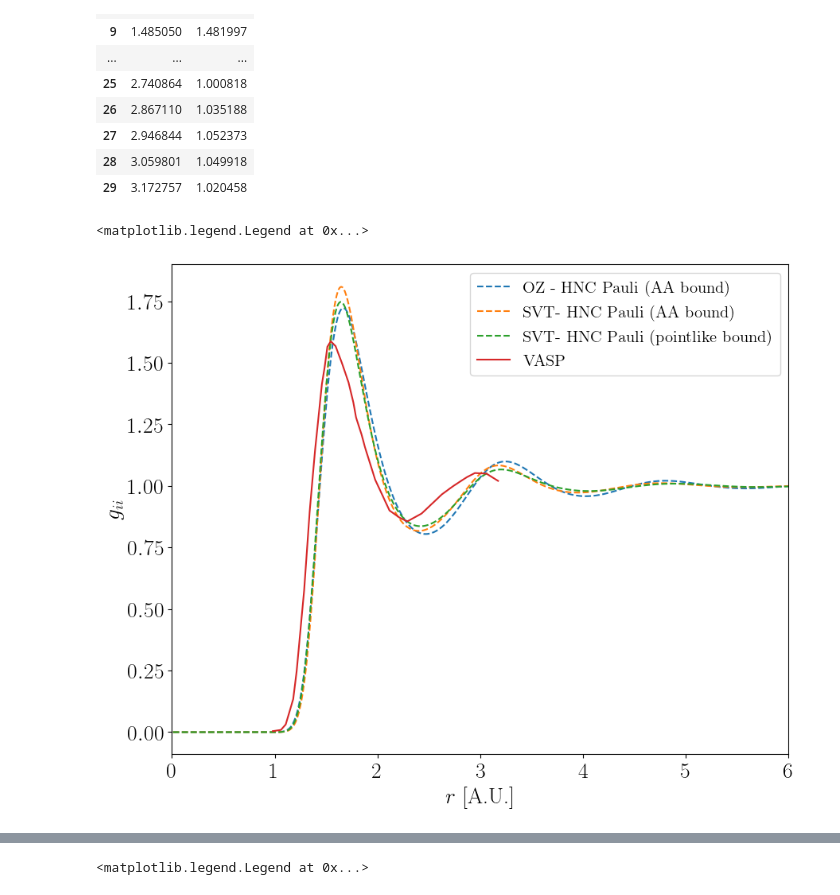
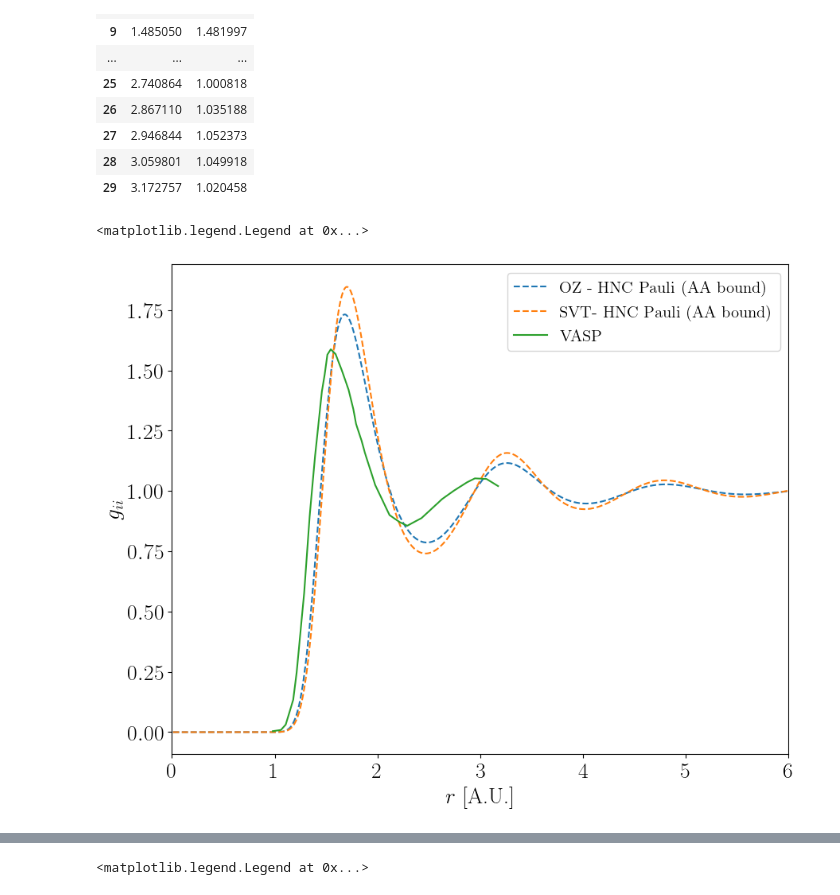
Before and after one commit to ZachAJohnson/hnc, a Jupyter notebook: TCCW/atoms/PLASMA_atoMEC_Al.ipynb, the cells around one changed output, grey strips where cells are left out. Cells and saved outputs as stored; diff of their text form; code cells hidden in the pictures.

```diff
--- a/TCCW/atoms/PLASMA_atoMEC_Al.ipynb
+++ b/TCCW/atoms/PLASMA_atoMEC_Al.ipynb
@@ -255,17 +257,17 @@ def best_shift(plasma, guess_c_s_k, ftol=1e-8, set=True):
     print(sol)
     return sol
 # %%
-# atom1 =  PLASMA(Z, A, ni_cc, Ti_eV, Te_eV, Zbar=Zbar, find_βuee=True,
-#                  βu_options = {'add_bridge':False,'bridge':'yukawa', 'pseudopotential':False},
-#                  hnc_options={'kappa_multiscale':10, 'R_max':10,'N_bins':1000,'oz_method':'standard'},
-#                  hnc_solve_options={'num_iterations':10000,'alpha_Picard':0.01, 'verbose':False},
-#                  root_options={'options':{'maxfev':100,'xtol':1e-14}})
+atom1 =  PLASMA(Z, A, ni_cc, Ti_eV, Te_eV, Zbar=Zbar, find_βuee=True,
+                 βu_options = {'add_bridge':False,'bridge':'yukawa', 'pseudopotential':False},
+                 hnc_options={'kappa_multiscale':10, 'R_max':10,'N_bins':1000,'oz_method':'standard'},
+                 hnc_solve_options={'num_iterations':10000,'alpha_Picard':0.1, 'verbose':False,'iters_to_wait':500},
+                 root_options={'options':{'maxfev':100,'xtol':1e-14}})
 
-# atom2 =  PLASMA(Z, A, ni_cc, Ti_eV, Te_eV, Zbar=Zbar, find_βuee=True,
-#                  βu_options = {'add_bridge':False,'bridge':'yukawa', 'pseudopotential':False},
-#                  hnc_options={'kappa_multiscale':10, 'R_max':10,'N_bins':1000},
-#                  hnc_solve_options={'num_iterations':10000,'alpha_Picard':0.01, 'verbose':False},
-#                  root_options={'options':{'maxfev':100,'xtol':1e-14}})
+atom2 =  PLASMA(Z, A, ni_cc, Ti_eV, Te_eV, Zbar=Zbar, find_βuee=True,
+                 βu_options = {'add_bridge':False,'bridge':'yukawa', 'pseudopotential':False},
+                 hnc_options={'kappa_multiscale':10, 'R_max':10,'N_bins':1000},
+                 hnc_solve_options={'num_iterations':10000,'alpha_Picard':0.1, 'verbose':False, 'iters_to_wait':500},
+                 root_options={'options':{'maxfev':100,'xtol':1e-14}})
 
 # atom3 =  PLASMA(Z, A, ni_cc, Ti_eV, Te_eV, Zbar=Zbar,find_βuee=True,
 #                  βu_options = {'add_bridge':False,'bridge':'yukawa', 'pseudopotential':False},
@@ -287,9 +289,18 @@ atom5 =  PLASMA(Z, A, ni_cc, Ti_eV, Te_eV, Zbar=Zbar,find_βuee=True,
                  root_options={'options':{'maxfev':100,'xtol':1e-14}})
 
 
-# atom1.hnc.βu_r_matrix[0,1] += δβuei_Pauli_HNC
-# atom1.hnc.βu_r_matrix[1,0] += δβuei_Pauli_HNC
-# atom1.hnc.set_βu_matrix(atom1.hnc.βu_r_matrix)
+
+Rc = 0.6
+βvei = atom1.qsp.βie_c*1/ri_AU*atom1.hnc.FT_k_2_r( 4*π*Zbar * np.cos(atom1.hnc.k_array*Rc) * (1/atom1.hnc.k_array**2 - 1/(atom1.hnc.k_array**2+1/atom1.qsp.Λei**2)) )
+atom1.hnc.βu_r_matrix[0,1] = βvei
+atom1.hnc.βu_r_matrix[1,0] = βvei
+atom1.hnc.set_βu_matrix(atom1.hnc.βu_r_matrix)
+
+Rc = 0.6
+βvei = atom2.qsp.βie_c*1/ri_AU*atom2.hnc.FT_k_2_r( 4*π*Zbar * np.cos(atom2.hnc.k_array*Rc) * (1/atom2.hnc.k_array**2 - 1/(atom2.hnc.k_array**2+1/atom2.qsp.Λei**2)) )
+atom2.hnc.βu_r_matrix[0,1] = βvei
+atom2.hnc.βu_r_matrix[1,0] = βvei
+atom2.hnc.set_βu_matrix(atom2.hnc.βu_r_matrix)
 
 # atom2.hnc.βu_r_matrix[0,1] += δβuei_Pauli_HNC
 # atom2.hnc.βu_r_matrix[1,0] += δβuei_Pauli_HNC
@@ -343,7 +353,7 @@ saved_csk_guess = saved_ck_guess.copy() #+ atom3.hnc.βu_l_k_matrix
 # %%
 # best_shift(atom1, atom2.hnc.c_s_k_matrix.copy())
-# atom1.run_hnc(newton=False)#, c_s_k_guess = atom2.hnc.c_s_k_matrix.copy())
+atom1.run_hnc(newton=False)#, c_s_k_guess = atom2.hnc.c_s_k_matrix.copy())
 # solve_least_squares(atom2, np.linspace(atom2.hnc.k_array[0], atom2.hnc.k_array[-1], num=50))
 # solve_least_squares(atom1, np.linspace(atom1.hnc.k_array[0], atom1.hnc.k_array[-1], num=300), c_s_k_guess = saved_csk_guess)
-solve_least_squares(atom1, np.linspace(atom1.hnc.k_array[0], atom1.hnc.k_array[-1], num=1000))#, c_s_k_guess = atom2.hnc.c_s_k_matrix.copy())
+# solve_least_squares(atom1, np.linspace(atom1.hnc.k_array[0], atom1.hnc.k_array[-1], num=1000))#, c_s_k_guess = atom2.hnc.c_s_k_matrix.copy())
 # %% [output]
@@ -371,7 +381,7 @@ atom1.hnc.plot_g_all_species()
 # %% [markdown]
 #### atom2
 # %%
-# atom2.run_hnc(newton=False)#, c_s_k_guess = atom2.hnc.c_s_k_matrix.copy())
+atom2.run_hnc(newton=False)#, c_s_k_guess = atom1.hnc.c_s_k_matrix.copy())
 # solve_least_squares(atom2, np.linspace(atom2.hnc.k_array[0], atom2.hnc.k_array[-1], num=400))
-solve_least_squares(atom2, np.linspace(atom2.hnc.k_array[0], atom2.hnc.k_array[-1], num=1000))
+# solve_least_squares(atom2, np.linspace(atom2.hnc.k_array[0], atom2.hnc.k_array[-1], num=1000))
 # %% [output]
@@ -502,34 +512,34 @@ MD_data
 # %%
 # AA_data = read_csv("/home/zach/plasma/atoMEC/examples/density.csv", delim_whitespace=True, header=0)
 
 fig, ax = plt.subplots(figsize=(10,8))
 # nf_0 = Zbar/(4/3*np.pi*atom.qsp.ri**3)
 # ax.plot(AA_data['r[a_0]'], np.array(AA_data['n[unbound]'])/nf_0,'k.' ,label="AA" )
 # ax.plot(atom_2e.hnc.r_array*atom_2e.qsp.ri, atom_2e.hnc.h_r_matrix[0,0]+1,'--', label='2 electron SVT ')
 # ax.plot(atom1.hnc.r_array, atom1.hnc.h_r_matrix[0,0]+1,'--', label='Ashcroft Pseudopotential')
 ax.plot(atom1.hnc.r_array, atom1.hnc.h_r_matrix[0,0]+1,'--', label='OZ - HNC Pauli (AA bound)')
 ax.plot(atom2.hnc.r_array, atom2.hnc.h_r_matrix[0,0]+1,'--', label='SVT- HNC Pauli (AA bound)')
-ax.plot(atom3.hnc.r_array, atom3.hnc.h_r_matrix[0,0]+1,'--', label='SVT- HNC Pauli (pointlike bound)')
+# ax.plot(atom3.hnc.r_array, atom3.hnc.h_r_matrix[0,0]+1,'--', label='SVT- HNC Pauli (pointlike bound)')
 # ax.plot(atom4.hnc.r_array, atom4.hnc.h_r_matrix[0,0]+1,'--', label='OZ- HNC Pauli (pointlike bound, core-core)')
 # ax.plot(atom5.hnc.r_array, atom5.hnc.h_r_matrix[0,0]+1,'--', label='SVT- HNC Pauli (pointlike bound, core-core)')
 # ax.plot(atom_long.hnc.r_array, atom_long.hnc.h_r_matrix[0,0]+1,'-.', label='1 electron SVT-long ')
 # ax.plot(atom_oz.hnc.r_array, atom_oz.hnc.h_r_matrix[0,0]+1,'--', label='1 electron OZ ')
 # ax.plot(atom.hnc.r_array, atom_oz.onlyion_hnc.h_r_matrix[0,0]+1,'--', label='Only Ion')
 ax.plot(MD_data['r'], MD_data['g'], label='VASP')
 
 # ax.plot(atom_oz.hnc.r_array*atom_oz.qsp.ri, atom_oz.hnc.h_r_matrix[0,0]+1,'--', label='my OZ CHNC')
 
 ax.set_xlim(0,6)
 ax.set_ylabel(r'$g_{ii}$',fontsize=20)
 ax.set_xlabel(r'$r$ [A.U.]',fontsize=20)
 ax.tick_params(labelsize=20)
 # ax.set_yscale('symlog', linthresh=2)
 
 # [i.set_linewidth(0.1) for i in ax.spines.itervalues()]
 ax.legend(fontsize=15)
 # %% [output]
 <matplotlib.legend.Legend at 0x...>
-[figure, old version]
+[figure, new version]
 # %%
 # AA_data = read_csv("/home/zach/plasma/atoMEC/examples/density.csv", delim_whitespace=True, header=0)
 
```
Also changed, not shown: parts of 9 cells of this notebook, 2 other files.
